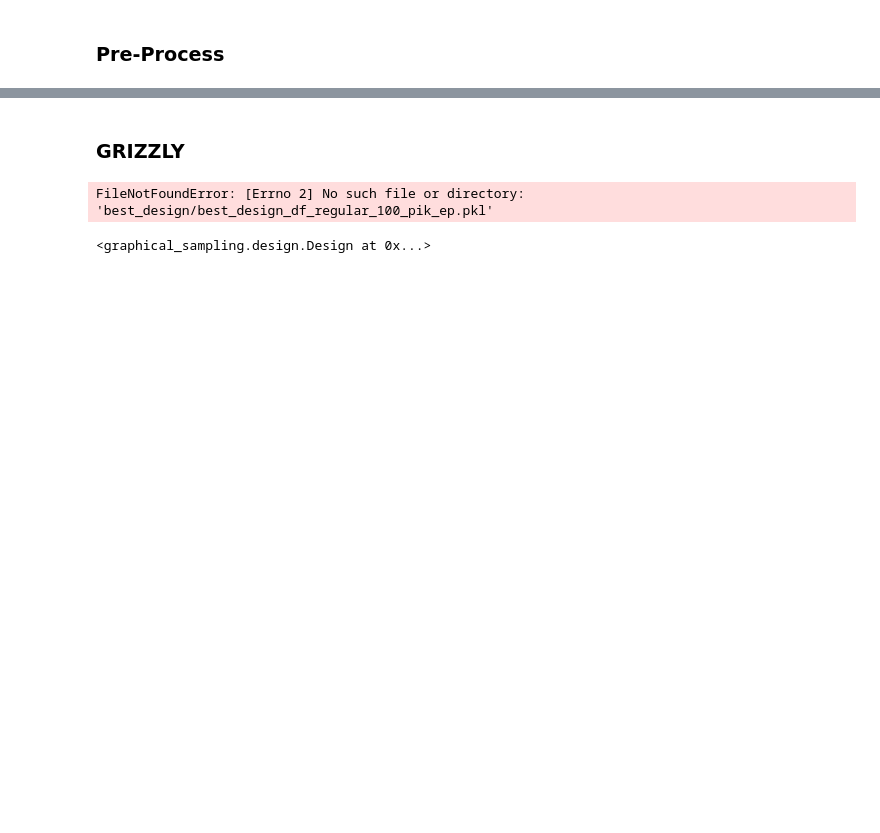
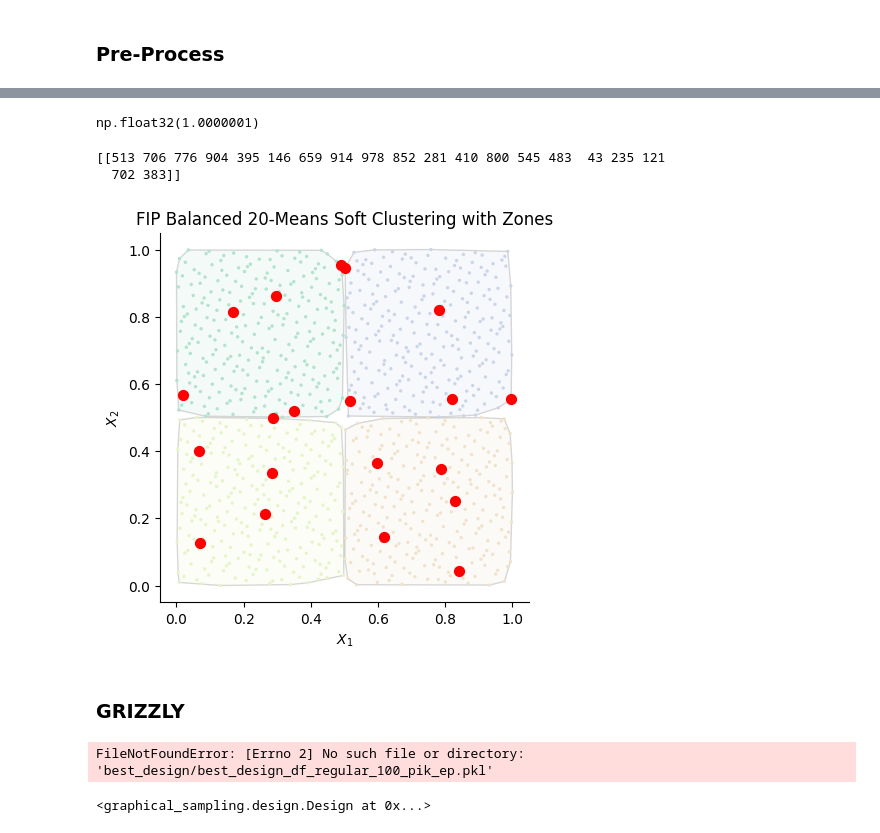
Before and after one commit to mehdimhb/graphical-sampling, a Jupyter notebook: simulations/jupyters/sampling.ipynb, the cells around one changed output, grey strips where cells are left out. Saved outputs shown, nothing was run; the diff lists cells and outputs as text; code cells hidden in the pictures; blank space fills up the shorter version.

```diff
--- a/simulations/jupyters/sampling.ipynb
+++ b/simulations/jupyters/sampling.ipynb
@@ -166,7 +175,7 @@ for _ in range(1):
         for num_zones in list_of_num_zones:
             for _ in range(1):
 
-                fbn = gs.clustering.FIPBalancedNMeans(n=n, init_clust_method = 'expanded', split_size = 1)
+                fbn = gs.clustering.FIPBalancedNMeans(n=n, r_sample_per_cluster=r_sample_per_cluster, init_clust_method = 'expanded', split_size = 1)
                 fbn.fit(pop)
                 fbn.fit_zones(num_zones=num_zones, mode=zone_mode)
 
@@ -242,3 +245,33 @@ len(initial_design.all_samples_and_probs[0])
+# %%
+initial_design.all_samples_and_probs[1].sum()
+# %% [output]
+np.float32(1.0000001)
+# %%
+import matplotlib.pyplot as plt
+
+# create figure and axis
+fig, ax = plt.subplots()
+
+# first layer: the background plot
+criteria = gs.criteria.MoranCriteria()
+gbfs = gs.search.GreedyBestFirstSearch([initial_design], criteria)
+
+fbn.plot(mode='soft', ax=ax)   # if the function supports ax
+
+# sample one design point
+sample = gbfs.best_design.sample(1)
+print(sample)
+# coordinates of the population
+coords = gbfs.best_design.pop.coords
+
+# scatter layer
+ax.scatter(coords[sample, 0], coords[sample, 1], color='red', s=50, zorder=10)
+
+plt.show()
+# %% [output]
+[[513 706 776 904 395 146 659 914 978 852 281 410 800 545 483  43 235 121
+  702 383]]
+[figure, added]
 # %%
 # srs_var = N**2 * (1-n/N) * np.var(variable)/n
 
```
Also changed, not shown: parts of 7 cells of this notebook, 4 other files.
